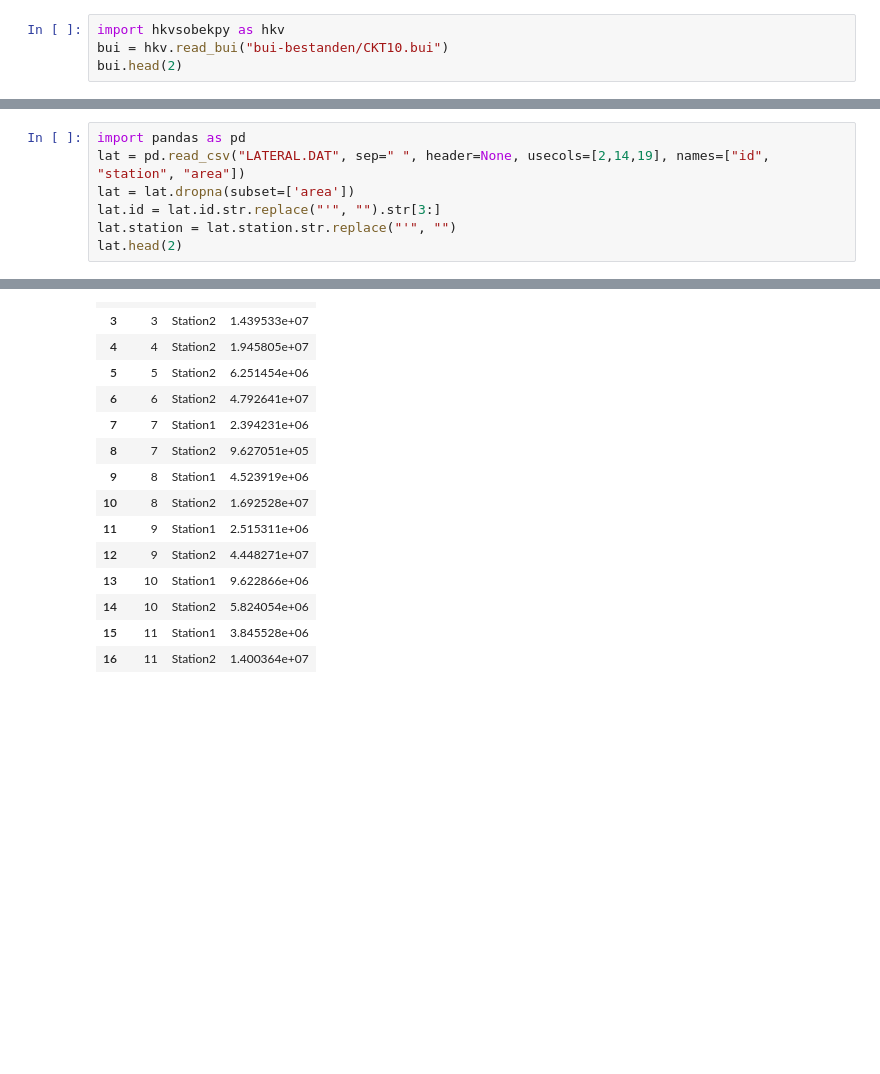
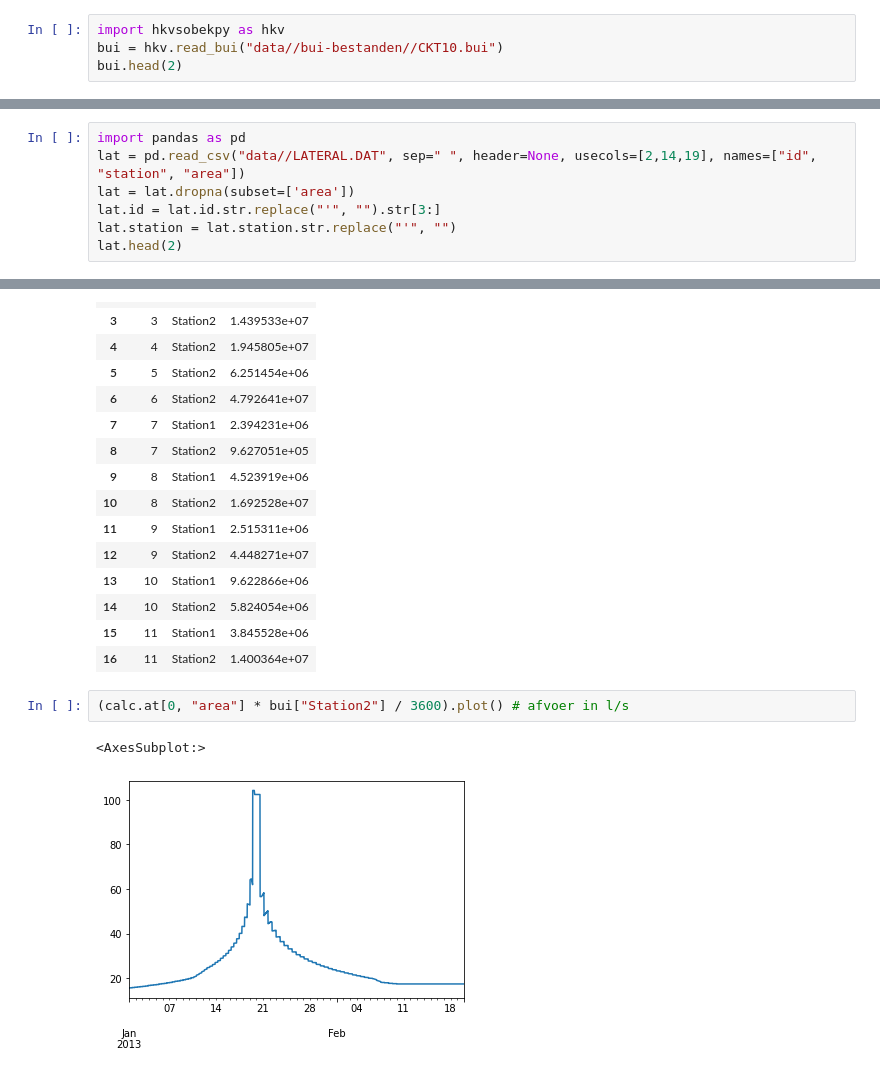
Before and after one commit to thomas-wsbd/gebiedsregeling-kruislandsekreken, a Jupyter notebook: explore.ipynb, the cells around one changed output, grey strips where cells are left out. Cells and saved outputs as stored; diff of their text form; blank space fills up the shorter version.

```diff
--- a/explore.ipynb
+++ b/explore.ipynb
@@ -1,6 +1,6 @@
 # %%
 import hkvsobekpy as hkv
-bui = hkv.read_bui("bui-bestanden/CKT10.bui")
+bui = hkv.read_bui("data//bui-bestanden//CKT10.bui")
 bui.head(2)
 # %% [output]
 |  | Station1 | Station2 |
@@ -8,7 +8,7 @@ bui.head(2)
 | 2013-01-01 00:30:00 | 0.0052 | 0.003707 |
 # %%
 import pandas as pd
-lat = pd.read_csv("LATERAL.DAT", sep=" ", header=None, usecols=[2,14,19], names=["id", "station", "area"])
+lat = pd.read_csv("data//LATERAL.DAT", sep=" ", header=None, usecols=[2,14,19], names=["id", "station", "area"])
 lat = lat.dropna(subset=['area'])
 lat.id = lat.id.str.replace("'", "").str[3:]
 lat.station = lat.station.str.replace("'", "")
@@ -57,3 +84,8 @@ calc
 | 14 | 10 | Station2 | 5.824054e+06 |
 | 15 | 11 | Station1 | 3.845528e+06 |
 | 16 | 11 | Station2 | 1.400364e+07 |
+# %%
+(calc.at[0, "area"] * bui["Station2"] / 3600).plot() # afvoer in l/s
+# %% [output]
+<AxesSubplot:>
+[figure, added]
```
Also changed, not shown: parts of 3 cells of this notebook, 8 other files.
